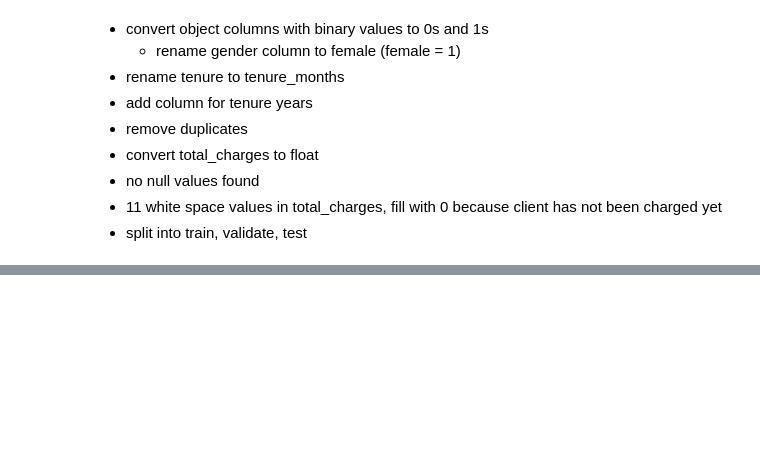
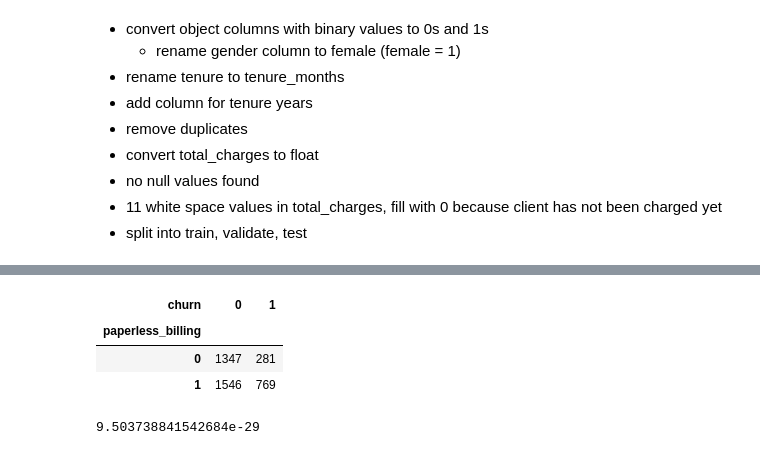
Before and after one commit to SamuelD-Data/Telco_Churn_Project, a Jupyter notebook: classification_project.ipynb, the cells around one changed output, grey strips where cells are left out. Saved outputs shown, nothing was run; the diff lists cells and outputs as text; code cells hidden in the pictures; blank space fills up the shorter version.

```diff
--- a/classification_project.ipynb
+++ b/classification_project.ipynb
@@ -162,0 +195,9 @@ train, validate, test = prepare_telco(get_telco_data())
+# %%
+observed_paperless_billing = pd.crosstab(train.paperless_billing, train.churn)
+
+observed_paperless_billing
+# %% [output]
+| churn | 0 | 1 |
+| paperless_billing |  |  |
+| 0 | 1347 | 281 |
+| 1 | 1546 | 769 |
@@ -162,0 +206,4 @@ train, validate, test = prepare_telco(get_telco_data())
+# %%
+print(p)
+# %% [output]
+9.503738841542684e-29
```
Also changed, not shown: parts of 6 cells of this notebook.
